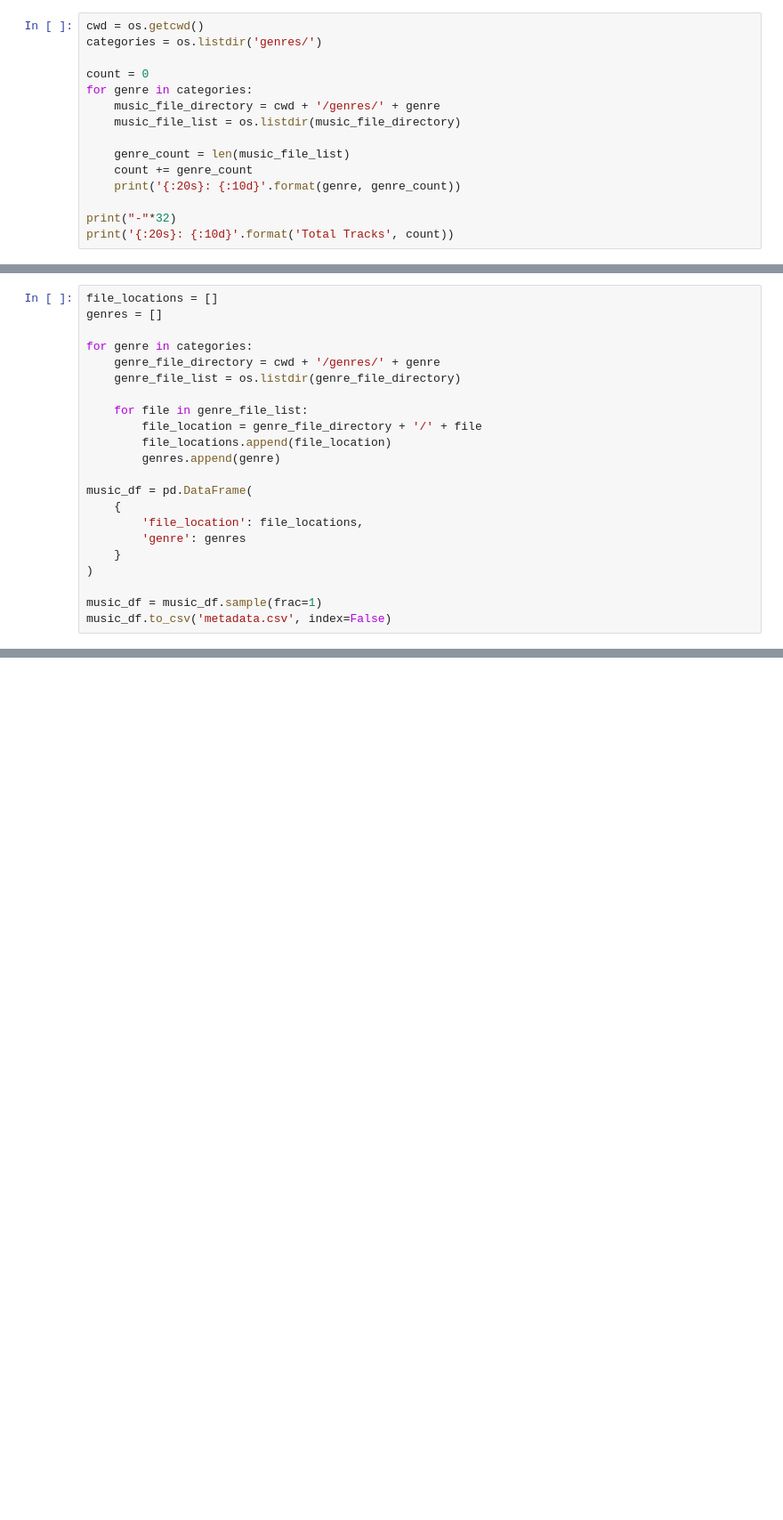
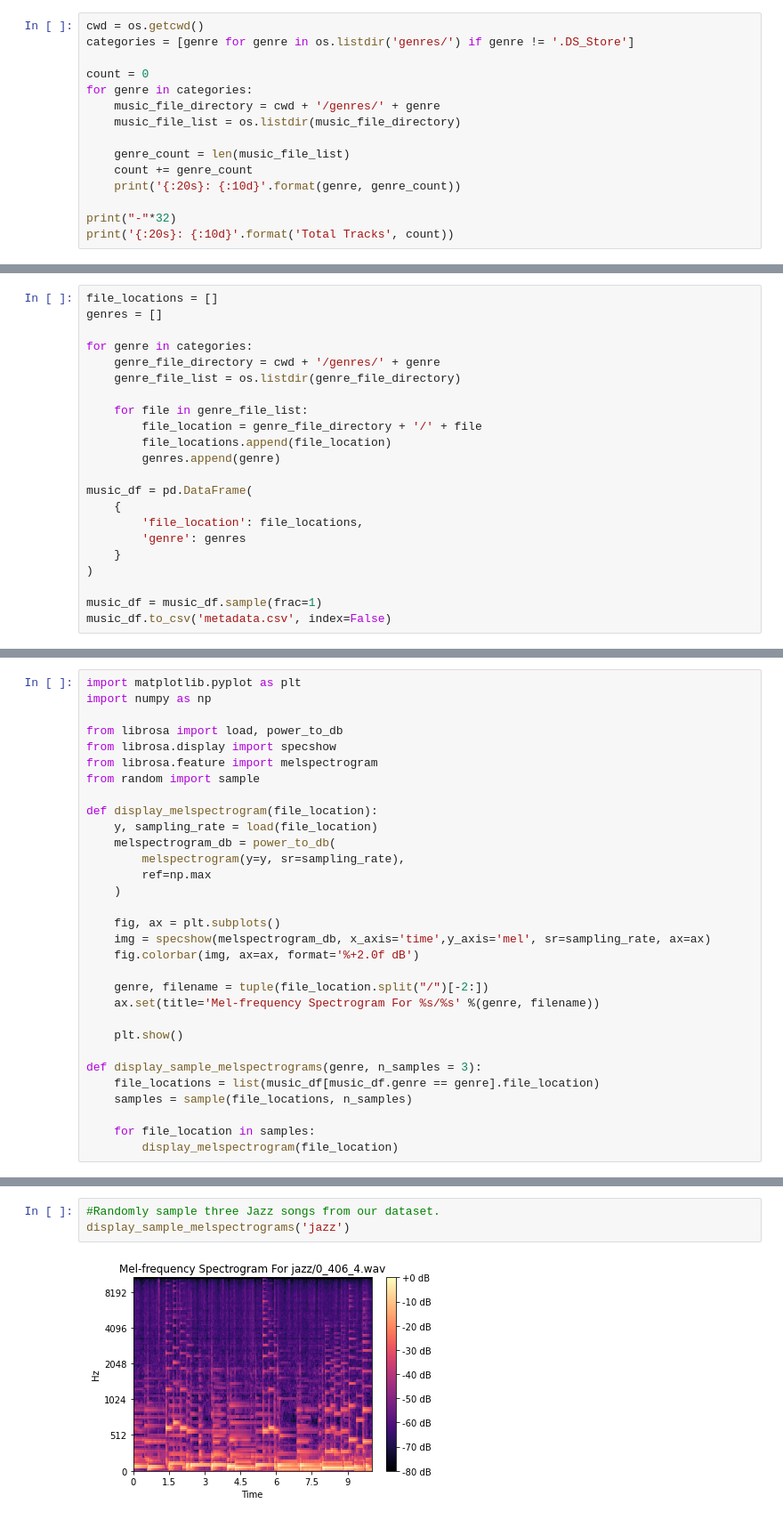
Before and after one commit to xnell90/Music-Genre-Classifier, a Jupyter notebook: data/exploratory_data_analysis.ipynb, the cells around one changed output, grey strips where cells are left out. Shown at 89% size. Saved outputs shown, nothing was run; the diff lists cells and outputs as text; blank space fills up the shorter version.

Commit message:
Added mel-spectrogram analysis section

```diff
--- a/data/exploratory_data_analysis.ipynb
+++ b/data/exploratory_data_analysis.ipynb
@@ -9,7 +9,7 @@ import pandas as pd
 Here are the five genres in my dataset. Let's count how many tracks are there in each of the categories.
 # %%
 cwd = os.getcwd()
-categories = os.listdir('genres/')
+categories = [genre for genre in os.listdir('genres/') if genre != '.DS_Store']
 
 count = 0
 for genre in categories:
@@ -62,0 +63,31 @@ A spectrogram is a 2D representation of a signal, having time on the x-axis and
+# %%
+import matplotlib.pyplot as plt
+import numpy as np
+
+from librosa import load, power_to_db
+from librosa.display import specshow
+from librosa.feature import melspectrogram
+from random import sample
+
+def display_melspectrogram(file_location):
+    y, sampling_rate = load(file_location)
+    melspectrogram_db = power_to_db(
+        melspectrogram(y=y, sr=sampling_rate),
+        ref=np.max
+    )
+
+    fig, ax = plt.subplots()
+    img = specshow(melspectrogram_db, x_axis='time',y_axis='mel', sr=sampling_rate, ax=ax)
+    fig.colorbar(img, ax=ax, format='%+2.0f dB')
+
+    genre, filename = tuple(file_location.split("/")[-2:])
+    ax.set(title='Mel-frequency Spectrogram For %s/%s' %(genre, filename))
+
+    plt.show()
+
+def display_sample_melspectrograms(genre, n_samples = 3):
+    file_locations = list(music_df[music_df.genre == genre].file_location)
+    samples = sample(file_locations, n_samples)
+
+    for file_location in samples:
+        display_melspectrogram(file_location)
@@ -62,0 +96,5 @@ A spectrogram is a 2D representation of a signal, having time on the x-axis and
+# %%
+#Randomly sample three Jazz songs from our dataset.
+display_sample_melspectrograms('jazz')
+# %% [output]
+[figure, added]
```
Also changed, not shown: parts of 9 cells of this notebook, 1 other file.
